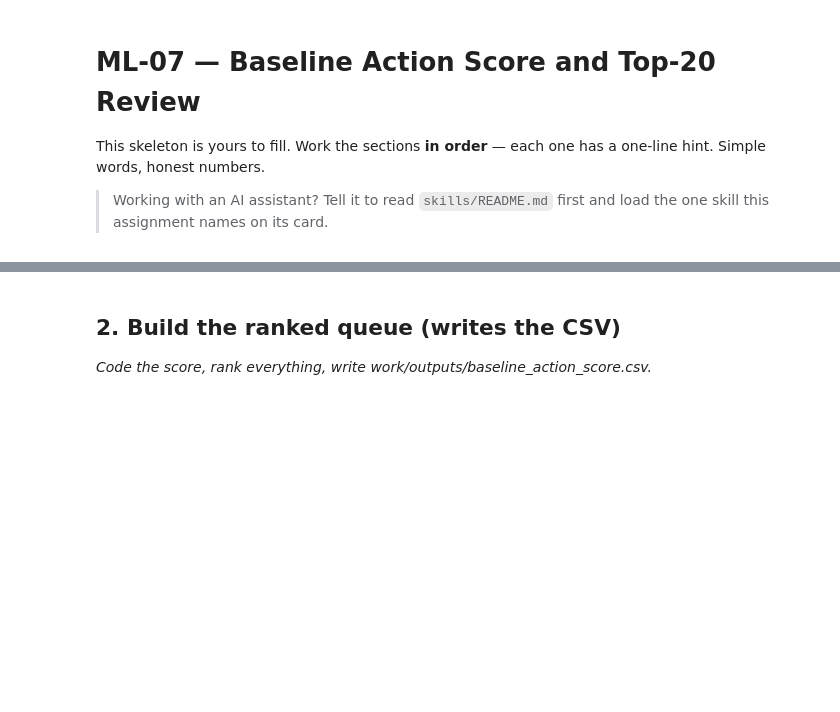
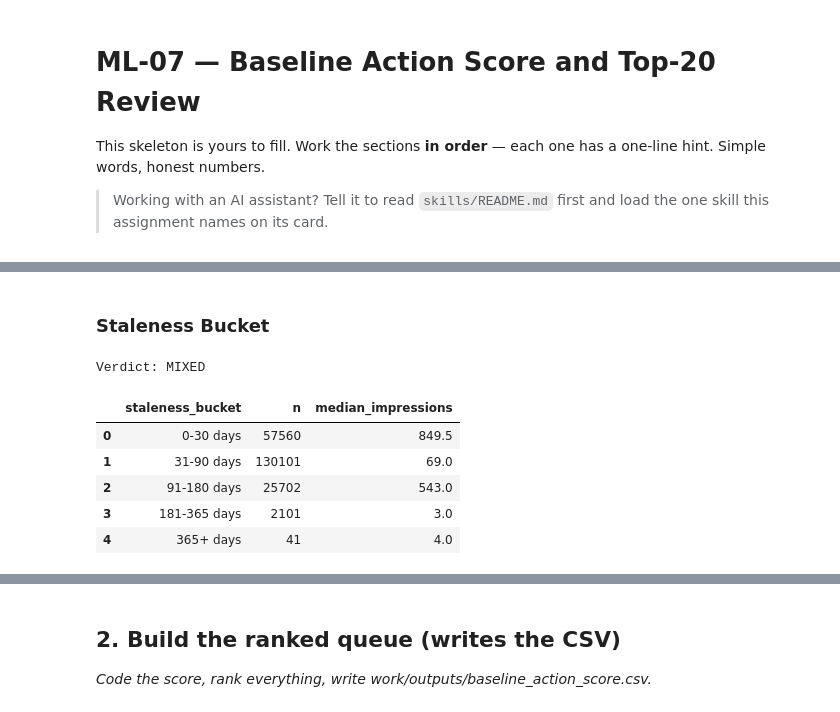
Before and after one commit to Uzair6925/FlyRank-ML-internship, a Jupyter notebook: work/notebooks/w04_baseline_score.ipynb, the cells around one changed output, grey strips where cells are left out. Drawn from its saved outputs; the diff is of its cells as text; code cells hidden in the pictures; blank space fills up the shorter version.

```diff
--- a/work/notebooks/w04_baseline_score.ipynb
+++ b/work/notebooks/w04_baseline_score.ipynb
@@ -18,0 +28,13 @@ Higher scores indicate higher priority for manual review and content refresh.
+# %%
+import duckdb
+
+con = duckdb.connect()
+
+con.execute(f"""
+CREATE SECRET hf_secret (
+    TYPE HUGGINGFACE,
+    TOKEN '{HF_TOKEN}'
+);
+""")
+
+print("Hugging Face access configured.")
@@ -26,0 +192,29 @@ REFRESH_CONTENT
+# %% [markdown]
+### Staleness Bucket
+# %%
+baseline_df["staleness_bucket"] = pd.cut(
+    baseline_df["days_since_last_update"],
+    bins=[-1, 30, 90, 180, 365, float("inf")],
+    labels=["0-30 days", "31-90 days", "91-180 days", "181-365 days", "365+ days"]
+)
+
+staleness_check = (
+    baseline_df
+    .groupby("staleness_bucket", observed=False)
+    .agg(
+        n=("content_hash_id", "size"),
+        median_impressions=("impressions_90d", "median")
+    )
+    .reset_index()
+)
+
+print("Verdict: MIXED")
+display(staleness_check)
+# %% [output]
+Verdict: MIXED
+|  | staleness_bucket | n | median_impressions |
+| 0 | 0-30 days | 57560 | 849.5 |
+| 1 | 31-90 days | 130101 | 69.0 |
+| 2 | 91-180 days | 25702 | 543.0 |
+| 3 | 181-365 days | 2101 | 3.0 |
+| 4 | 365+ days | 41 | 4.0 |
```
Also changed, not shown: parts of 17 cells of this notebook.
